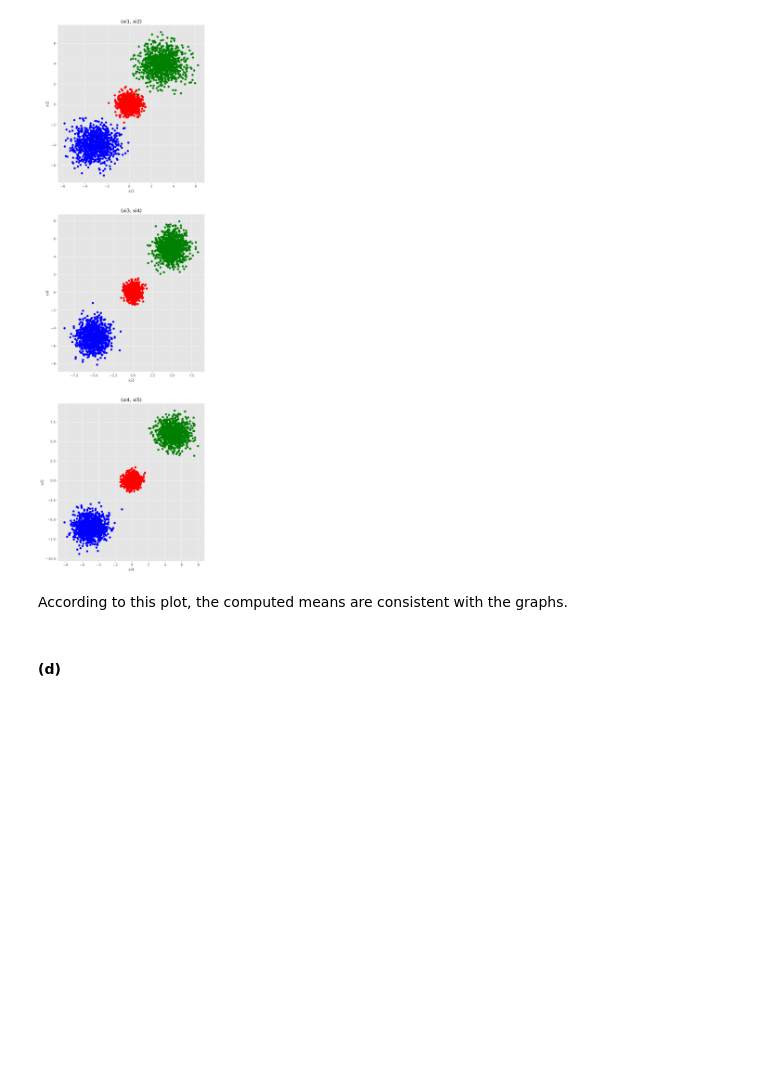
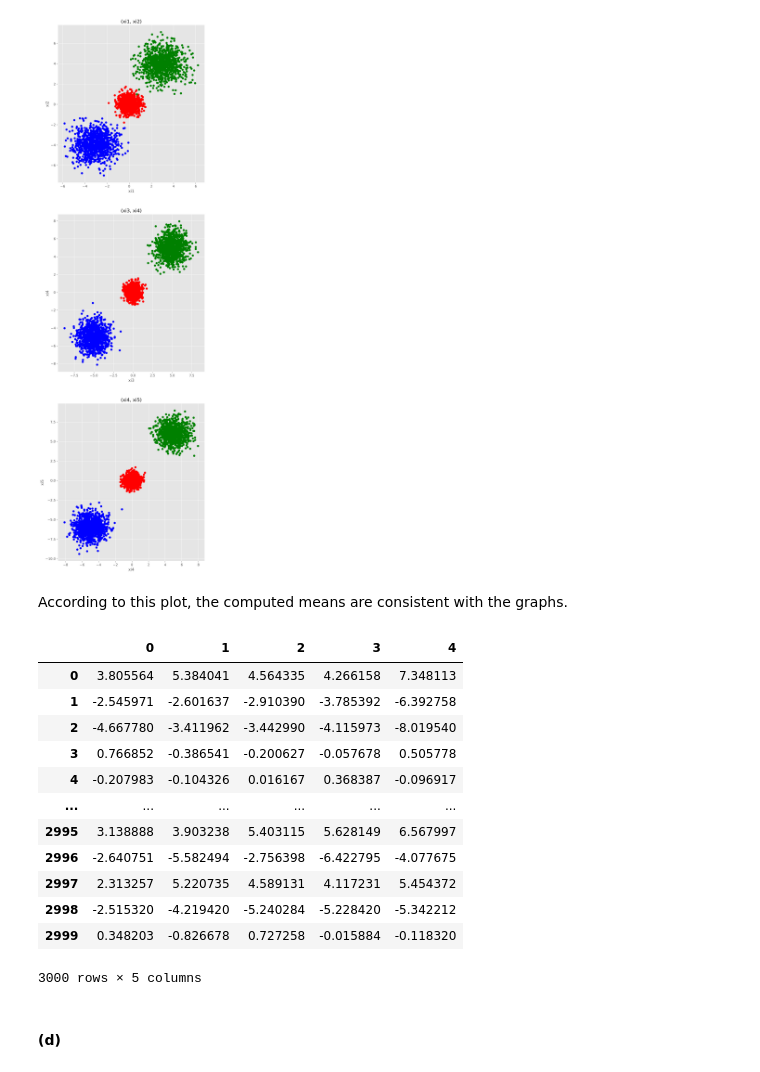
Before and after one commit to kl3259/GR5241, a Jupyter notebook: GR5241_HW3/GR5241_HW3_kl3259.ipynb, the cells around one changed output. Cells and saved outputs as stored; diff of their text form; code cells hidden in the pictures; blank space fills up the shorter version.

```diff
--- a/GR5241_HW3/GR5241_HW3_kl3259.ipynb
+++ b/GR5241_HW3/GR5241_HW3_kl3259.ipynb
@@ -161,6 +161,22 @@ plt.show()
 [figure]
 # %% [markdown]
 According to this plot, the computed means are consistent with the graphs.
+# %%
+raw_df
+# %% [output]
+|  | 0 | 1 | 2 | 3 | 4 |
+| 0 | 3.805564 | 5.384041 | 4.564335 | 4.266158 | 7.348113 |
+| 1 | -2.545971 | -2.601637 | -2.910390 | -3.785392 | -6.392758 |
+| 2 | -4.667780 | -3.411962 | -3.442990 | -4.115973 | -8.019540 |
+| 3 | 0.766852 | -0.386541 | -0.200627 | -0.057678 | 0.505778 |
+| 4 | -0.207983 | -0.104326 | 0.016167 | 0.368387 | -0.096917 |
+| ... | ... | ... | ... | ... | ... |
+| 2995 | 3.138888 | 3.903238 | 5.403115 | 5.628149 | 6.567997 |
+| 2996 | -2.640751 | -5.582494 | -2.756398 | -6.422795 | -4.077675 |
+| 2997 | 2.313257 | 5.220735 | 4.589131 | 4.117231 | 5.454372 |
+| 2998 | -2.515320 | -4.219420 | -5.240284 | -5.228420 | -5.342212 |
+| 2999 | 0.348203 | -0.826678 | 0.727258 | -0.015884 | -0.118320 |
+3000 rows × 5 columns
 # %% [markdown]
 #### (d)
 # %%
```
Also changed, not shown: parts of 1 cell of this notebook.
